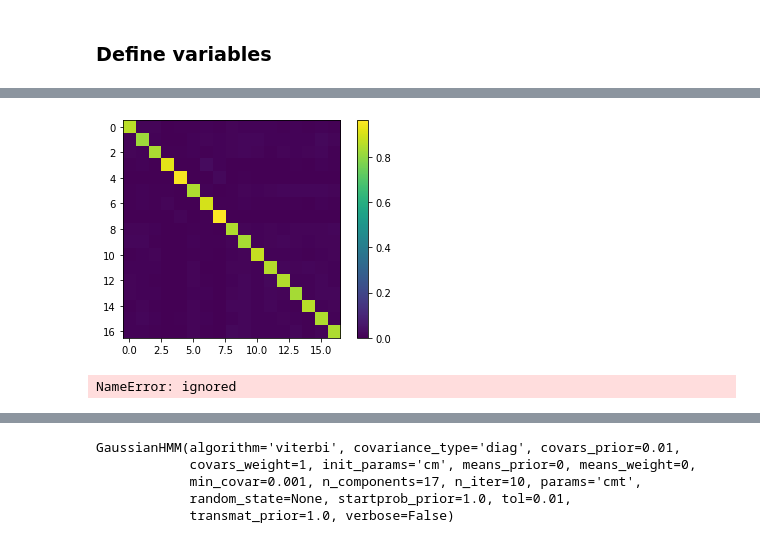
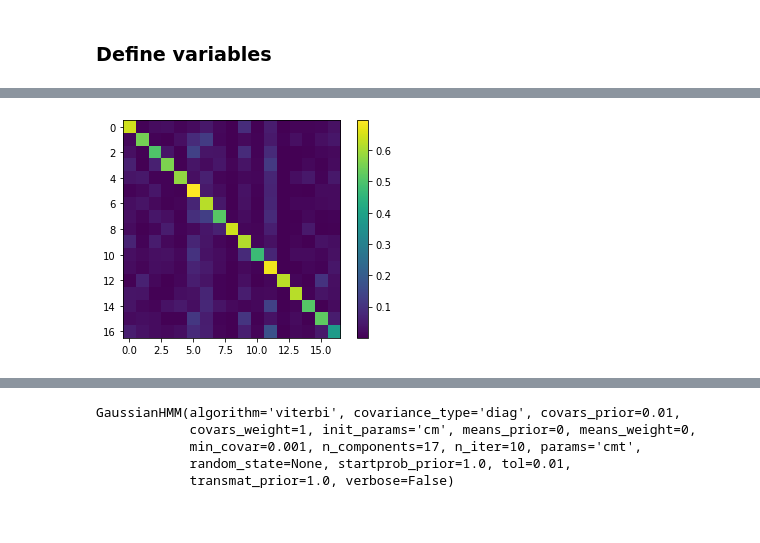
Before and after one commit to catalinabustam/tms_hmm, a Jupyter notebook: hmm.ipynb, the cells around one changed output, grey strips where cells are left out. Saved outputs shown, nothing was run; the diff lists cells and outputs as text; code cells hidden in the pictures.

Commit message:
multiple params

```diff
--- a/hmm.ipynb
+++ b/hmm.ipynb
@@ -90,4 +101,4 @@ states = 17
 # %%
-all_c = get_all_data(scans, stimuli,scaler )
+all_c = get_all_data(scans, stimuli,scaler, rois)
 all_data = np.reshape(all_c, (all_c.shape[1]*all_c.shape[0], all_c.shape[2]))
 lenghts = [all_c.shape[1] for i in range(all_c.shape[0])]
@@ -102,2 +104,0 @@ startprob[0] = 1
-# %%
-hmm_lr.fit(all_data, lenghts)
@@ -109,0 +133,4 @@ GaussianHMM(algorithm='viterbi', covariance_type='full', covars_prior=0.01,
+# %%
+max_states = 17
+cov_matrices = ['lr', 'ergodic']
+max_gaussians = 6
@@ -109,0 +139,24 @@ GaussianHMM(algorithm='viterbi', covariance_type='full', covars_prior=0.01,
+# %%
+hmm_summary = pd.DataFrame(columns={'states', 'cov_matrix', 'num_gauss', 'log_prob'})
+
+for states in tqdm(range(3,max_states+1)):
+    for cov_matrix in cov_matrices:
+        for num_gauss in tqdm(range(1,max_gaussians+1)):
+            if cov_matrix == 'lr':
+
+                hmm_m = hmm.GMMHMM(n_components=states, n_mix = num_gauss, covariance_type="full", init_params="cm",n_iter=100)
+
+                startprob = np.zeros(states)
+                startprob[0] = 1
+                hmm_m.startprob_ = startprob
+                hmm_m.transmat_ = create_lf_matrix(states)
+            else:
+                hmm_m = hmm.GMMHMM(n_components=states, n_mix = num_gauss, covariance_type="full",n_iter=100)
+
+            hmm_m.fit(all_data, lenghts)
+
+            score = hmm_m.score(all_data, lenghts)
+
+
+            hmm_model = pd.DataFrame([{'states': states, 'cov_matrix': cov_matrix, 'num_gauss': num_gauss , 'log_prob': score}])
+            hmm_summary = pd.concat([hmm_summary,  hmm_model], ignore_index = True)
@@ -132,11 +202,7 @@ plot_states(predicted_sequences)
 # %%
-hmm_lr.transmat_
-plt.imshow(hmm_lr.transmat_)
+hmm_m.transmat_
+plt.imshow(hmm_m.transmat_)
 plt.colorbar()
 plt.show()
 # %% [output]
-[figure, old version]
+[figure, new version]
-# %%
-hmm_lr.transmat_
-# %% [output]
-NameError: ignored
```
Also changed, not shown: parts of 38 cells of this notebook, 3 other files.
